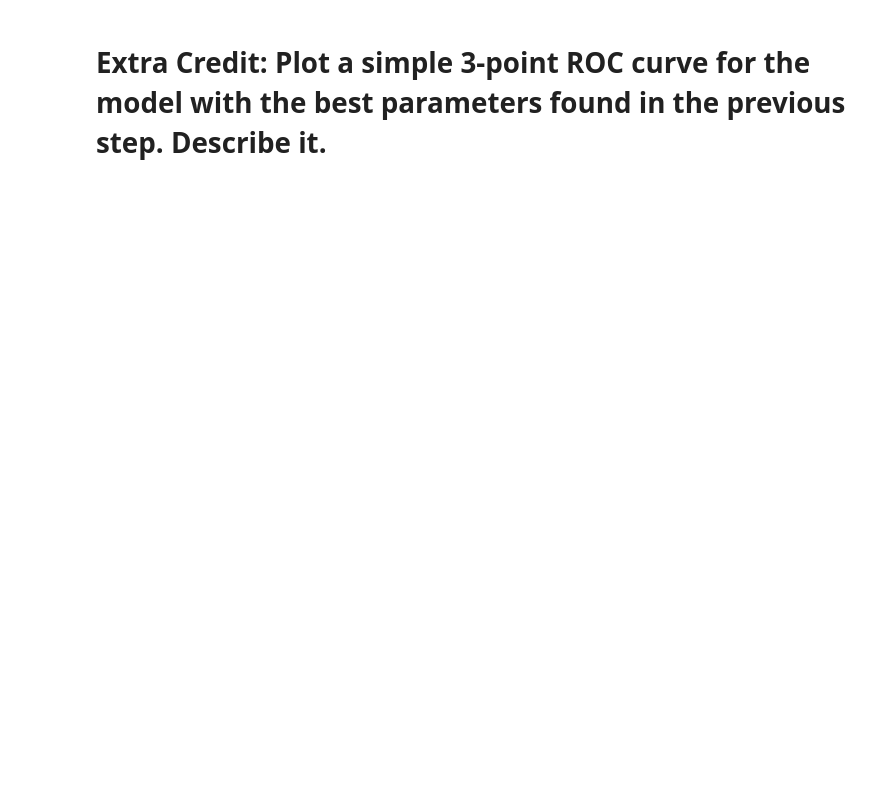
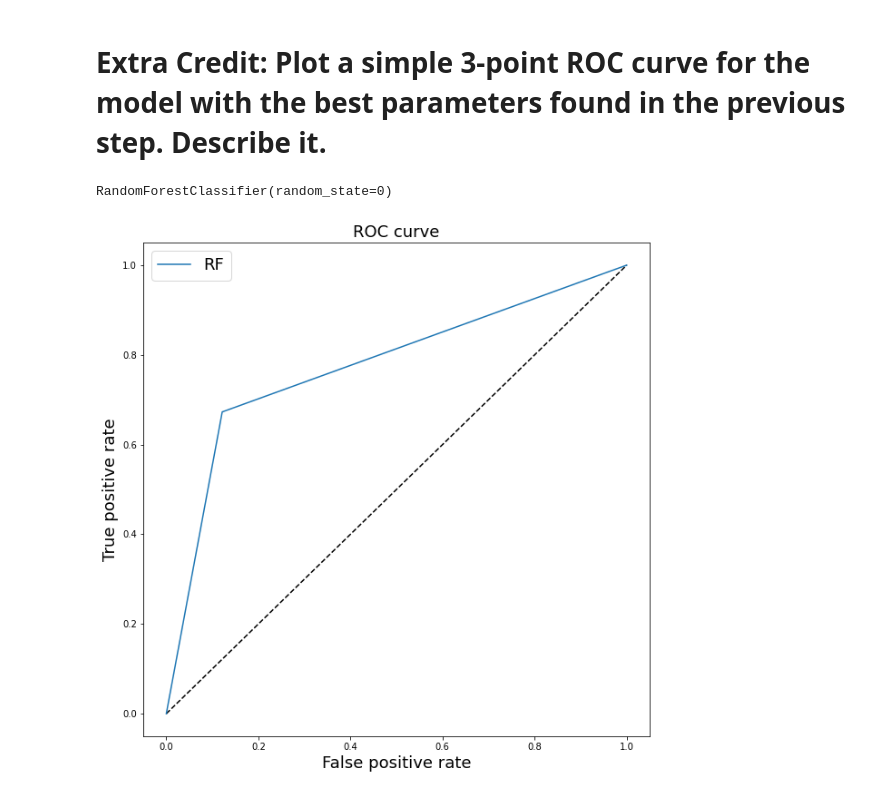
Before and after one commit to bflaggs/DSPS_BFlaggs, a Jupyter notebook: HW8/higgsbosonSearch.ipynb, the cells around one changed output. Saved outputs shown, nothing was run; the diff lists cells and outputs as text; code cells hidden in the pictures; blank space fills up the shorter version.

```diff
--- a/HW8/higgsbosonSearch.ipynb
+++ b/HW8/higgsbosonSearch.ipynb
@@ -368,0 +418,4 @@ higgsdata.iloc[:, best_features_index]
+# %%
+rfBest = RandomForestClassifier(random_state=0)
+print('Parameters currently in use (RF best):\n')
+pprint(rfBest.get_params())
@@ -370,10 +444,10 @@ higgsdata.iloc[:, best_features_index]
 # Use the random grid to search for best hyperparameters
 # First create the base model to tune
 # Random search of parameters, using 3 fold cross validation,
-# search across 18 different combinations
-random_search = RandomizedSearchCV(estimator = rf, param_distributions=random_grid,
-                                   n_iter=1, cv=3, iid=False)
+# search across 24 different combinations
+random_search = RandomizedSearchCV(estimator = rfBest, param_distributions=random_grid,
+                                   n_iter=1, cv=3)
 # %% [markdown]
 Note that this may take a long time! It took 1 hour for me to run this. Dont start at the last minute!!
 # %%
-random_search.fit(...
+random_search.fit(traindata, train_labels)
@@ -387,18 +474,22 @@ df
 # %% [markdown]
 # Extra Credit: Plot a simple 3-point ROC curve for the model with the best parameters found in the previous step. Describe it.
 # %%
-rf.fit(traindata, train_label.values.flatten()=="s", max_depth.....)
+rfBest.fit(traindata, train_labels.flatten()=="s")
+# %% [output]
+RandomForestClassifier(random_state=0)
 # %%
 # The random forest model by itself
-y_pred_grd_rfcat = rf.predict_proba(testdata)[:, 1]
+y_pred_grd_rfcat = rfBest.predict_proba(testdata)[:, 1]
 
-fpr_rf, tpr_rf, _ = roc_curve(test_label.values.flatten()=="s", rf.predict(testdata))
+fpr_rf, tpr_rf, _ = roc_curve(test_labels.flatten()=="s", rfBest.predict(testdata))
 
-plt.figure(1)
+plt.figure(1, figsize=(10, 10))
 plt.plot([0, 1], [0, 1], 'k--')
 plt.plot(fpr_rf, tpr_rf, label='RF')
-plt.xlabel('False positive rate')
-plt.ylabel('True positive rate')
-plt.title('ROC curve')
-plt.legend(loc='best')
+plt.xlabel('False positive rate', fontsize=18)
+plt.ylabel('True positive rate', fontsize=18)
+plt.title('ROC curve', fontsize=18)
+plt.legend(loc='best', fontsize=18)
 plt.show()
+# %% [output]
+[figure, added]
```
Also changed, not shown: parts of 27 cells of this notebook.
